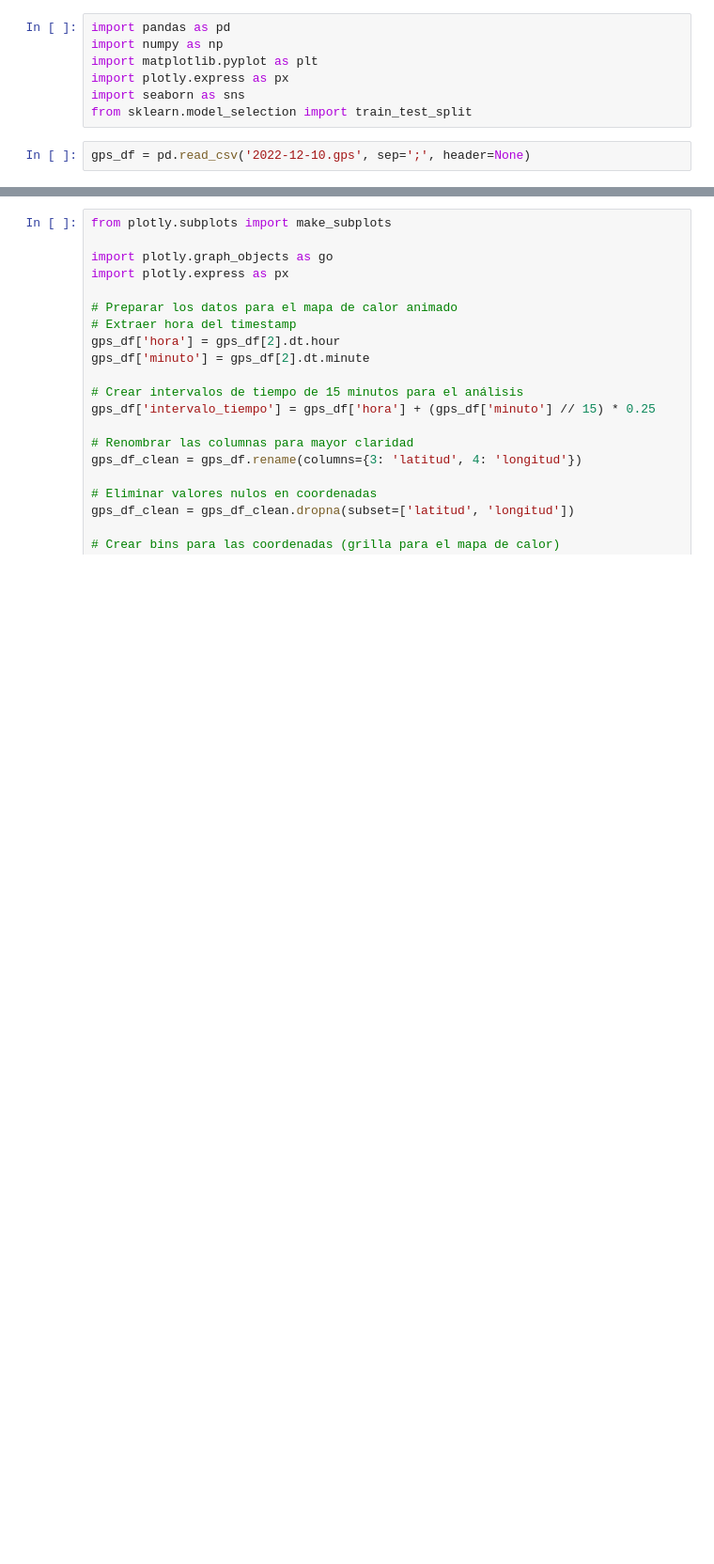
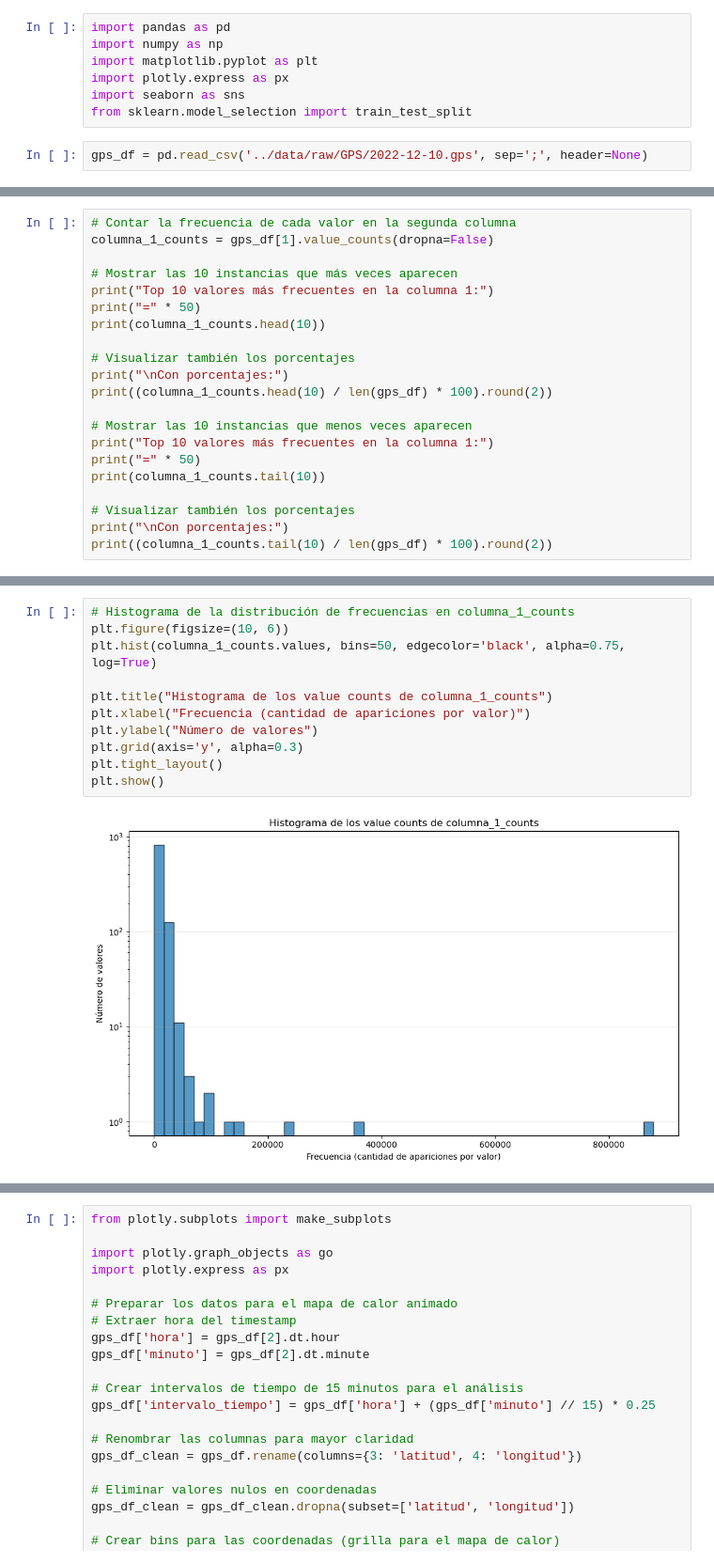
Before and after one commit to sebastianacunau/tesis_magister_route_choice_modelling, a Jupyter notebook: notebooks/eda.ipynb, the cells around one changed output, grey strips where cells are left out. Shown at 94% size. Saved outputs shown, nothing was run; the diff lists cells and outputs as text; blank space fills up the shorter version.

```diff
--- a/notebooks/eda.ipynb
+++ b/notebooks/eda.ipynb
@@ -771,6 +771,6 @@ import plotly.express as px
 import seaborn as sns
 from sklearn.model_selection import train_test_split
 # %%
-gps_df = pd.read_csv('2022-12-10.gps', sep=';', header=None)
+gps_df = pd.read_csv('../data/raw/GPS/2022-12-10.gps', sep=';', header=None)
 # %%
 gps_df.head()
@@ -793,0 +908,21 @@ except:
+# %%
+# Contar la frecuencia de cada valor en la segunda columna
+columna_1_counts = gps_df[1].value_counts(dropna=False)
+
+# Mostrar las 10 instancias que más veces aparecen
+print("Top 10 valores más frecuentes en la columna 1:")
+print("=" * 50)
+print(columna_1_counts.head(10))
+
+# Visualizar también los porcentajes
+print("\nCon porcentajes:")
+print((columna_1_counts.head(10) / len(gps_df) * 100).round(2))
+
+# Mostrar las 10 instancias que menos veces aparecen
+print("Top 10 valores más frecuentes en la columna 1:")
+print("=" * 50)
+print(columna_1_counts.tail(10))
+
+# Visualizar también los porcentajes
+print("\nCon porcentajes:")
+print((columna_1_counts.tail(10) / len(gps_df) * 100).round(2))
@@ -793,0 +947,13 @@ except:
+# %%
+# Histograma de la distribución de frecuencias en columna_1_counts
+plt.figure(figsize=(10, 6))
+plt.hist(columna_1_counts.values, bins=50, edgecolor='black', alpha=0.75, log=True)
+
+plt.title("Histograma de los value counts de columna_1_counts")
+plt.xlabel("Frecuencia (cantidad de apariciones por valor)")
+plt.ylabel("Número de valores")
+plt.grid(axis='y', alpha=0.3)
+plt.tight_layout()
+plt.show()
+# %% [output]
+[figure, added]
```
Also changed, not shown: parts of 31 cells of this notebook.
